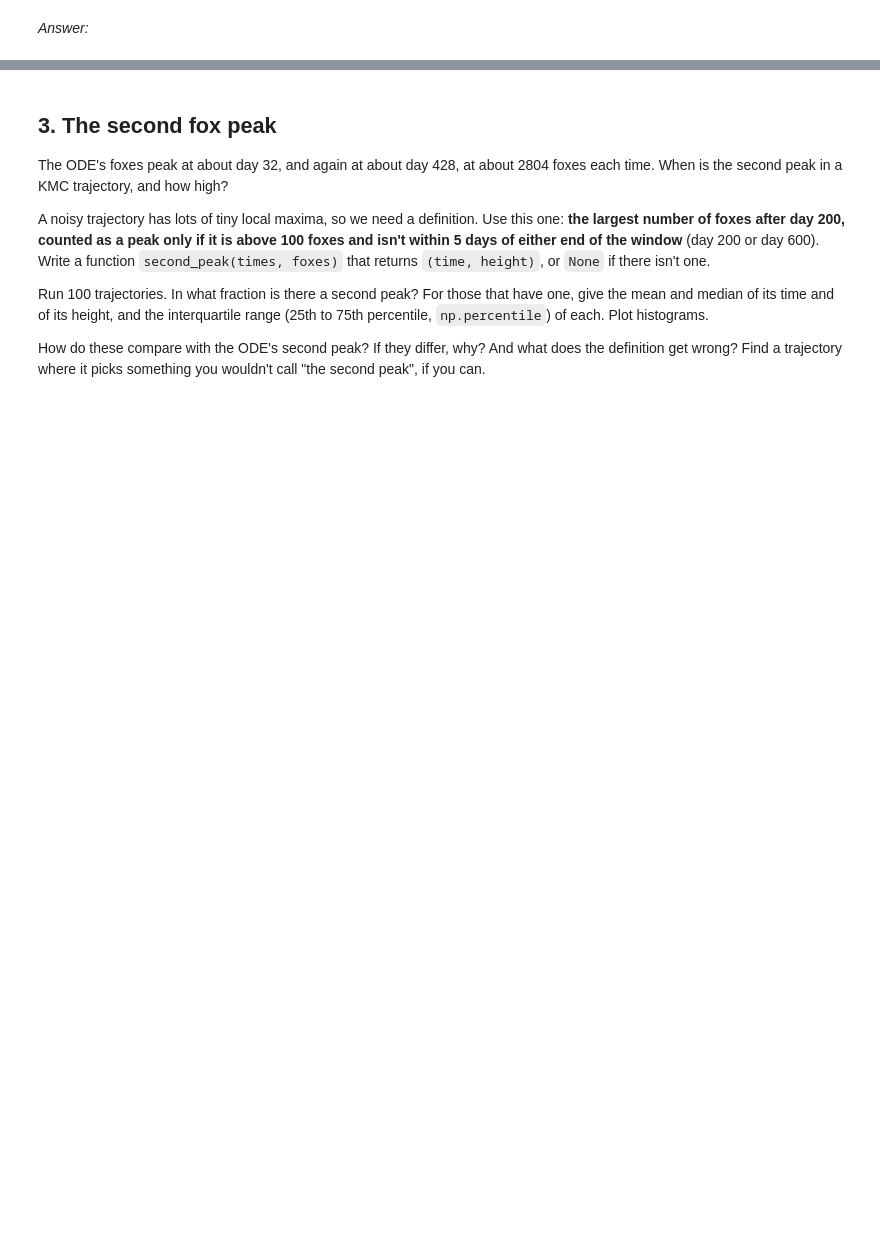
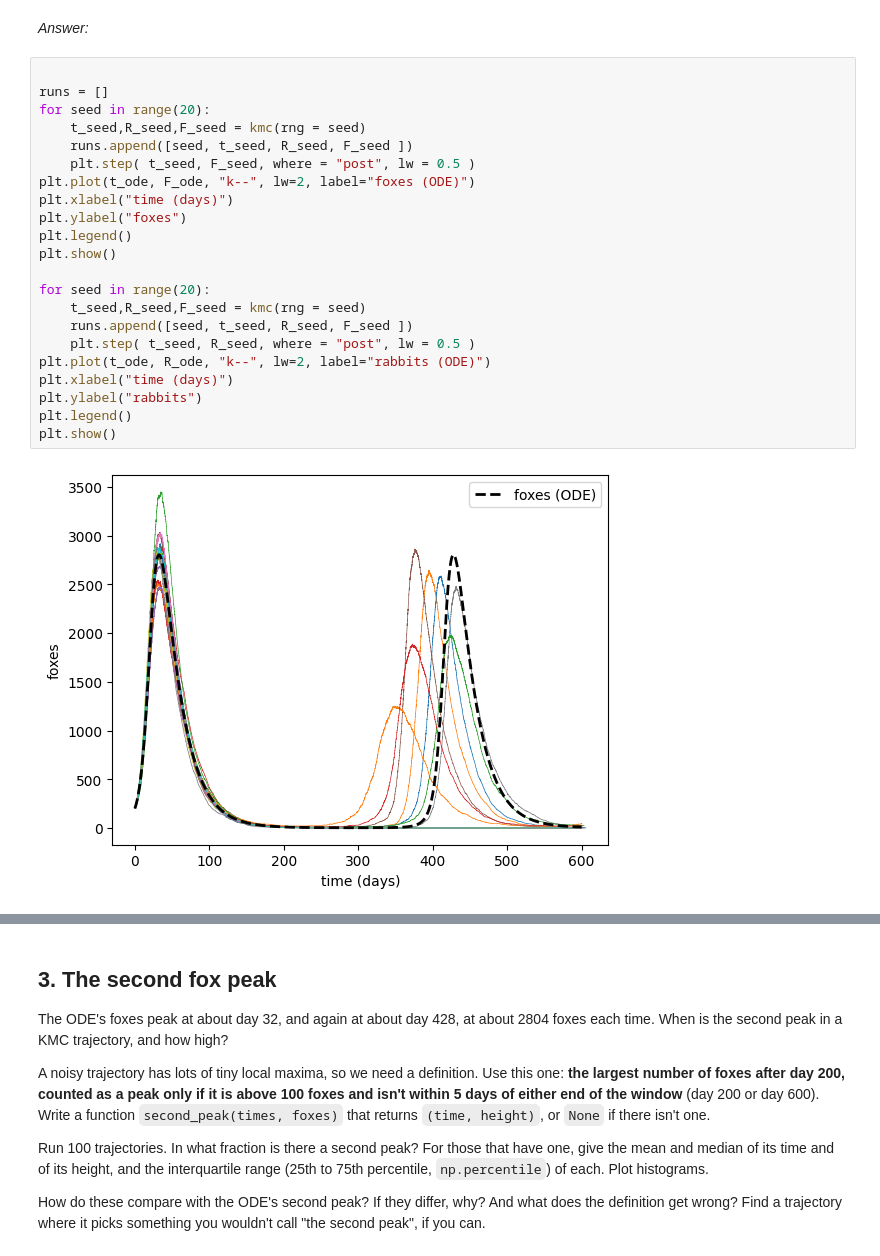
Before and after one commit to languenni/kinetic-monte-carlo, a Jupyter notebook: rabbits-and-foxes-kmc.ipynb, the cells around one changed output, grey strips where cells are left out. Saved outputs shown, nothing was run; the diff lists cells and outputs as text; blank space fills up the shorter version.

```diff
--- a/rabbits-and-foxes-kmc.ipynb
+++ b/rabbits-and-foxes-kmc.ipynb
@@ -264,2 +264,26 @@ plt.show()
 # %% [markdown]
 *Answer:*
+# %%
+
+runs = []
+for seed in range(20):
+    t_seed,R_seed,F_seed = kmc(rng = seed)
+    runs.append([seed, t_seed, R_seed, F_seed ])
+    plt.step( t_seed, F_seed, where = "post", lw = 0.5 )
+plt.plot(t_ode, F_ode, "k--", lw=2, label="foxes (ODE)")
+plt.xlabel("time (days)")
+plt.ylabel("foxes")
+plt.legend()
+plt.show()
+
+for seed in range(20):
+    t_seed,R_seed,F_seed = kmc(rng = seed)
+    runs.append([seed, t_seed, R_seed, F_seed ])
+    plt.step( t_seed, R_seed, where = "post", lw = 0.5 )
+plt.plot(t_ode, R_ode, "k--", lw=2, label="rabbits (ODE)")
+plt.xlabel("time (days)")
+plt.ylabel("rabbits")
+plt.legend()
+plt.show()
+# %% [output]
+[figure, added]
```
Also changed, not shown: parts of 7 cells of this notebook.
